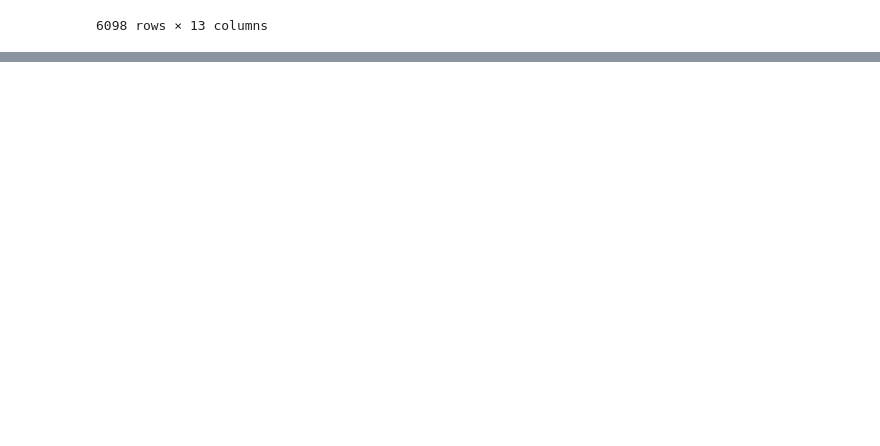
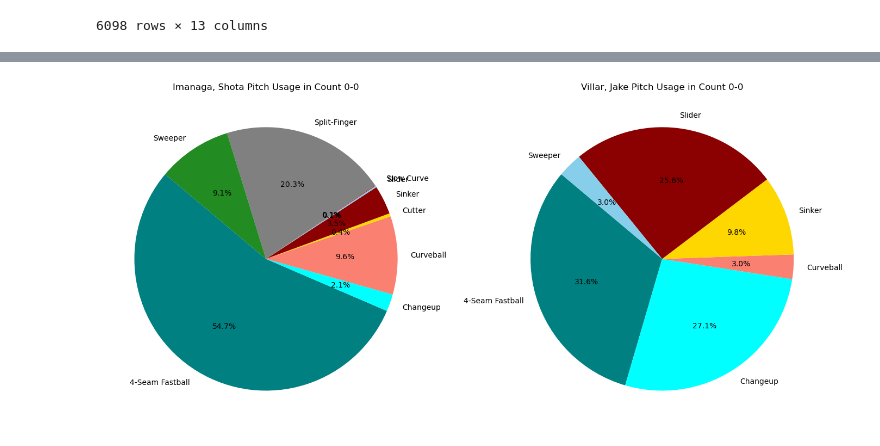
Before and after one commit to jackkalsched/UCSD_Baseball_25, a Jupyter notebook: Pitching/mlb arsenal comparisons/big_league_comparison.ipynb, the cells around one changed output, grey strips where cells are left out. Drawn from its saved outputs; the diff is of its cells as text; code cells hidden in the pictures; blank space fills up the shorter version.

```diff
--- a/Pitching/mlb arsenal comparisons/big_league_comparison.ipynb
+++ b/Pitching/mlb arsenal comparisons/big_league_comparison.ipynb
@@ -705,0 +716,98 @@ mlb_pitchers_master
+# %%
+import matplotlib.pyplot as plt
+
+def compare_pitch_usage(ucsd_pitcher, mlb_pitcher, count = '0-0'):
+    '''
+    Compares the pitch usage of a UCSD pitcher and an MLB pitcher for a given count.
+    '''
+
+    #Get mlb pitcher pitch stats
+    get_count = pitcher_lookup_stats(mlb_pitcher, 0)
+
+    #Format current count in a new column
+    get_count['current_count'] = list(get_count['balls'].astype(str) + '-' + get_count['strikes'].astype(str))
+
+    count_grouped = get_count.groupby(['current_count', 'pitch_name']).agg(
+        num_pitches = ('player_name', 'count')
+    ).reset_index()
+
+    count_grouped = count_grouped[count_grouped['current_count'] == count].copy()
+    display(count_grouped['num_pitches'])
+    count_grouped['usage%_in_count'] = count_grouped['num_pitches'] / (count_grouped.groupby(['current_count'])['num_pitches'].sum().iloc[0]) * 100
+
+
+    #Get ucsd pitcher pitch stats
+    get_count_ucsd = trackman[trackman['Pitcher'] == ucsd_pitcher].copy()
+
+    get_count_ucsd['current_count'] = list(get_count_ucsd['Balls'].astype(str) + '-' + get_count_ucsd['Strikes'].astype(str))
+
+    ucsd_count_grouped = get_count_ucsd.groupby(['current_count', 'TaggedPitchType']).agg(
+        num_pitches = ('Pitcher', 'count')
+    ).reset_index()
+
+    ucsd_count_grouped = ucsd_count_grouped[ucsd_count_grouped['current_count'] == count].copy()
+    ucsd_count_grouped['usage%_in_count'] = (ucsd_count_grouped['num_pitches'] / ucsd_count_grouped.groupby(['current_count'])['num_pitches'].sum().iloc[0]) * 100
+
+    #Unified color map list
+    mlb_pitches = list(count_grouped['pitch_name'].unique())
+    ucsd_pitches = list(ucsd_count_grouped['TaggedPitchType'].unique())
+
+    all_pitches = mlb_pitches + ucsd_pitches
+
+    # --- Create a consistent color map ---
+    color_palette = [
+        'darkred', 'skyblue', 'forestgreen', 'gold', 'mediumpurple',
+        'pink', 'brown', 'gray', 'orange', 'teal', 'cyan', 'salmon'
+    ]
+    color_map = {pitch: color_palette[i % len(color_palette)] for i, pitch in enumerate(all_pitches)}
+
+    # Map colors
+    # Prepare data for MLB pie chart (ensure order matches all_pitches)
+    mlb_usage = []
+    mlb_labels = []
+    for pitch in all_pitches:
+        row = count_grouped[count_grouped['pitch_name'] == pitch]
+        if not row.empty:
+            mlb_usage.append(row['usage%_in_count'].values[0])
+        else:
+            mlb_usage.append(0)
+        mlb_labels.append(pitch)
+
+    # Prepare data for UCSD pie chart
+    ucsd_usage = []
+    ucsd_labels = []
+    for pitch in all_pitches:
+        row = ucsd_count_grouped[ucsd_count_grouped['TaggedPitchType'] == pitch]
+        if not row.empty:
+            ucsd_usage.append(row['usage%_in_count'].values[0])
+        else:
+            ucsd_usage.append(0)
+        ucsd_labels.append(pitch)
+
+    fig, axs = plt.subplots(1, 2, figsize=(14, 7))
+
+    # MLB pie
+    axs[0].pie(
+        count_grouped['usage%_in_count'],
+        labels=count_grouped['pitch_name'],
+        autopct='%1.1f%%',
+        startangle=140,
+        colors=[color_map[p] for p in mlb_labels]
+    )
+    axs[0].set_title(f"{mlb_pitcher} Pitch Usage in Count {count}")
+
+    # UCSD pie
+    axs[1].pie(
+        ucsd_count_grouped['usage%_in_count'],
+        labels=ucsd_count_grouped['TaggedPitchType'],
+        autopct='%1.1f%%',
+        startangle=140,
+        colors=[color_map[p] for p in mlb_labels]
+    )
+    axs[1].set_title(f"{ucsd_pitcher} Pitch Usage in Count {count}")
+
+    plt.tight_layout()
+    plt.show()
+
+compare_pitch_usage('Villar, Jake', 'Imanaga, Shota', count = '0-0')
+# %% [output]
@@ -705,0 +824 @@ mlb_pitchers_master
+[figure, added]
```
Also changed, not shown: parts of 10 cells of this notebook, 1 other file.
